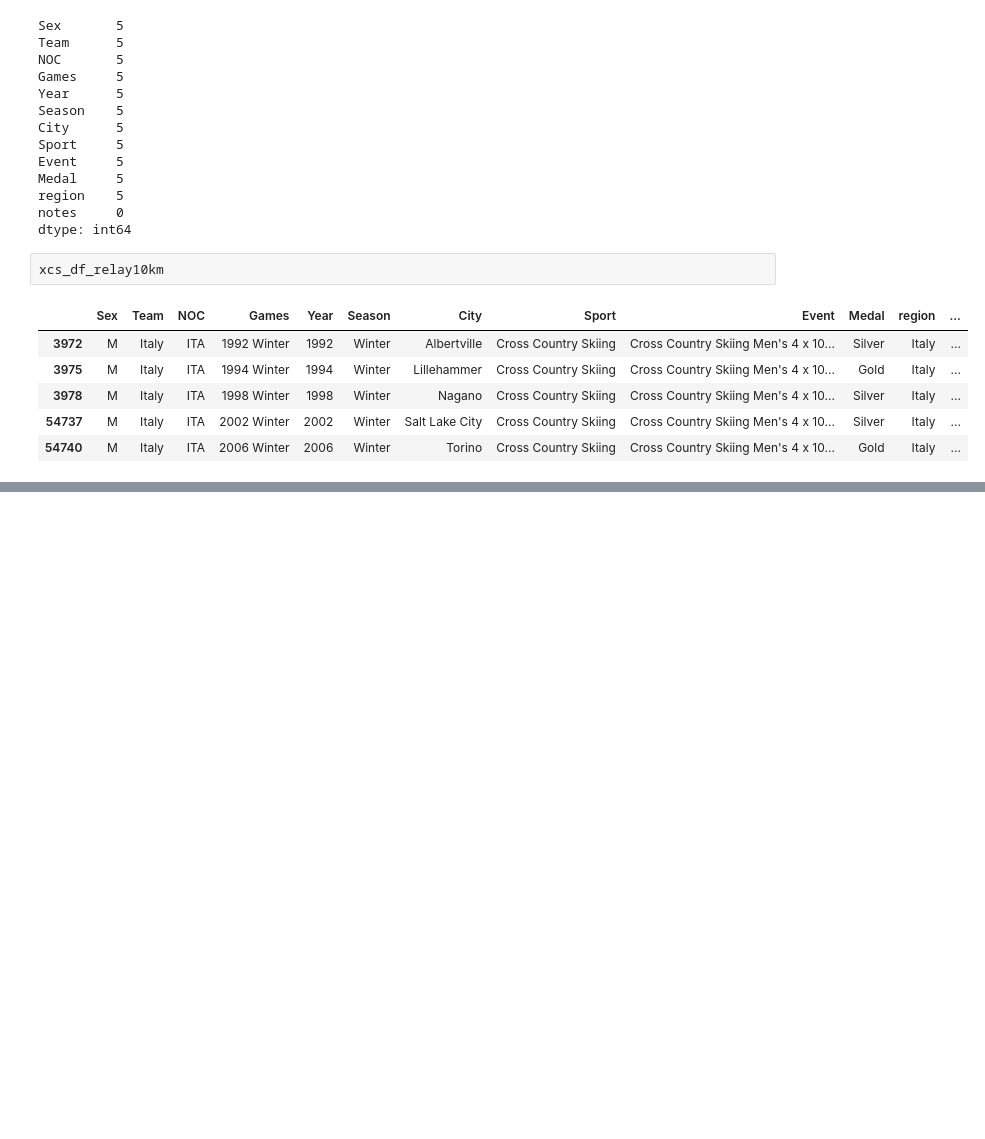
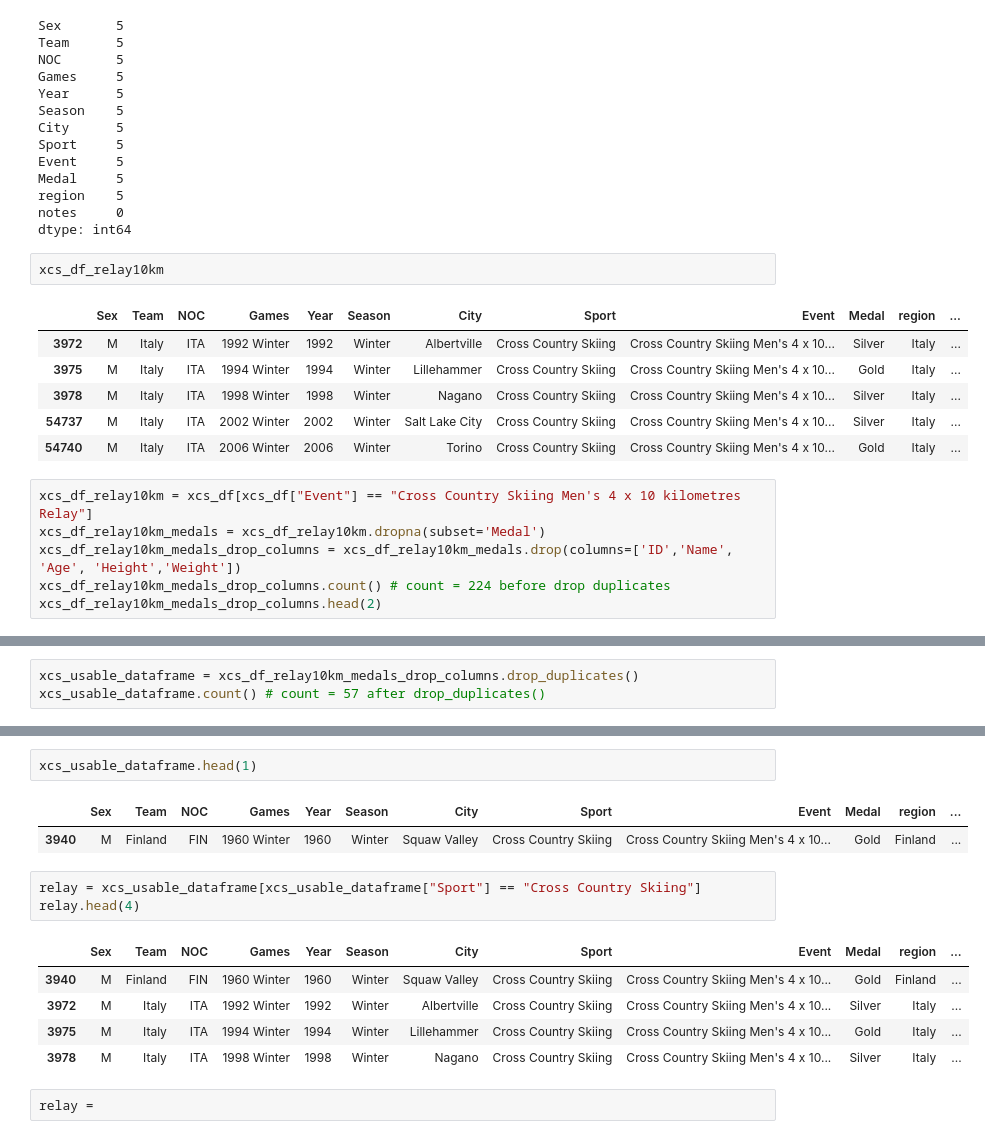
Before and after one commit to wlinds/ITHS-Projekt-OS, a Jupyter notebook: Notes/jonas_uppgift_2.ipynb, the cells around one changed output, grey strips where cells are left out. Saved outputs shown, nothing was run; the diff lists cells and outputs as text; blank space fills up the shorter version.

```diff
--- a/Notes/jonas_uppgift_2.ipynb
+++ b/Notes/jonas_uppgift_2.ipynb
@@ -172,3 +181,9 @@ xcs_df_relay10km
 | 3978 | M | Italy | ITA | 1998 Winter | 1998 | Winter | Nagano | Cross Country Skiing | Cross Country Skiing Men's 4 x 10... | Silver | Italy | ... |
 | 54737 | M | Italy | ITA | 2002 Winter | 2002 | Winter | Salt Lake City | Cross Country Skiing | Cross Country Skiing Men's 4 x 10... | Silver | Italy | ... |
 | 54740 | M | Italy | ITA | 2006 Winter | 2006 | Winter | Torino | Cross Country Skiing | Cross Country Skiing Men's 4 x 10... | Gold | Italy | ... |
+# %%
+xcs_df_relay10km = xcs_df[xcs_df["Event"] == "Cross Country Skiing Men's 4 x 10 kilometres Relay"]
+xcs_df_relay10km_medals = xcs_df_relay10km.dropna(subset='Medal')
+xcs_df_relay10km_medals_drop_columns = xcs_df_relay10km_medals.drop(columns=['ID','Name', 'Age', 'Height','Weight'])
+xcs_df_relay10km_medals_drop_columns.count() # count = 224 before drop duplicates
+xcs_df_relay10km_medals_drop_columns.head(2)
@@ -174,0 +194,3 @@ xcs_df_relay10km
+# %%
+xcs_usable_dataframe = xcs_df_relay10km_medals_drop_columns.drop_duplicates()
+xcs_usable_dataframe.count() # count = 57 after drop_duplicates()
@@ -174,0 +211,16 @@ xcs_df_relay10km
+# %%
+xcs_usable_dataframe.head(1)
+# %% [output]
+|  | Sex | Team | NOC | Games | Year | Season | City | Sport | Event | Medal | region | ... |
+| 3940 | M | Finland | FIN | 1960 Winter | 1960 | Winter | Squaw Valley | Cross Country Skiing | Cross Country Skiing Men's 4 x 10... | Gold | Finland | ... |
+# %%
+relay = xcs_usable_dataframe[xcs_usable_dataframe["Sport"] == "Cross Country Skiing"]
+relay.head(4)
+# %% [output]
+|  | Sex | Team | NOC | Games | Year | Season | City | Sport | Event | Medal | region | ... |
+| 3940 | M | Finland | FIN | 1960 Winter | 1960 | Winter | Squaw Valley | Cross Country Skiing | Cross Country Skiing Men's 4 x 10... | Gold | Finland | ... |
+| 3972 | M | Italy | ITA | 1992 Winter | 1992 | Winter | Albertville | Cross Country Skiing | Cross Country Skiing Men's 4 x 10... | Silver | Italy | ... |
+| 3975 | M | Italy | ITA | 1994 Winter | 1994 | Winter | Lillehammer | Cross Country Skiing | Cross Country Skiing Men's 4 x 10... | Gold | Italy | ... |
+| 3978 | M | Italy | ITA | 1998 Winter | 1998 | Winter | Nagano | Cross Country Skiing | Cross Country Skiing Men's 4 x 10... | Silver | Italy | ... |
+# %%
+relay =
```
Also changed, not shown: parts of 12 cells of this notebook.
